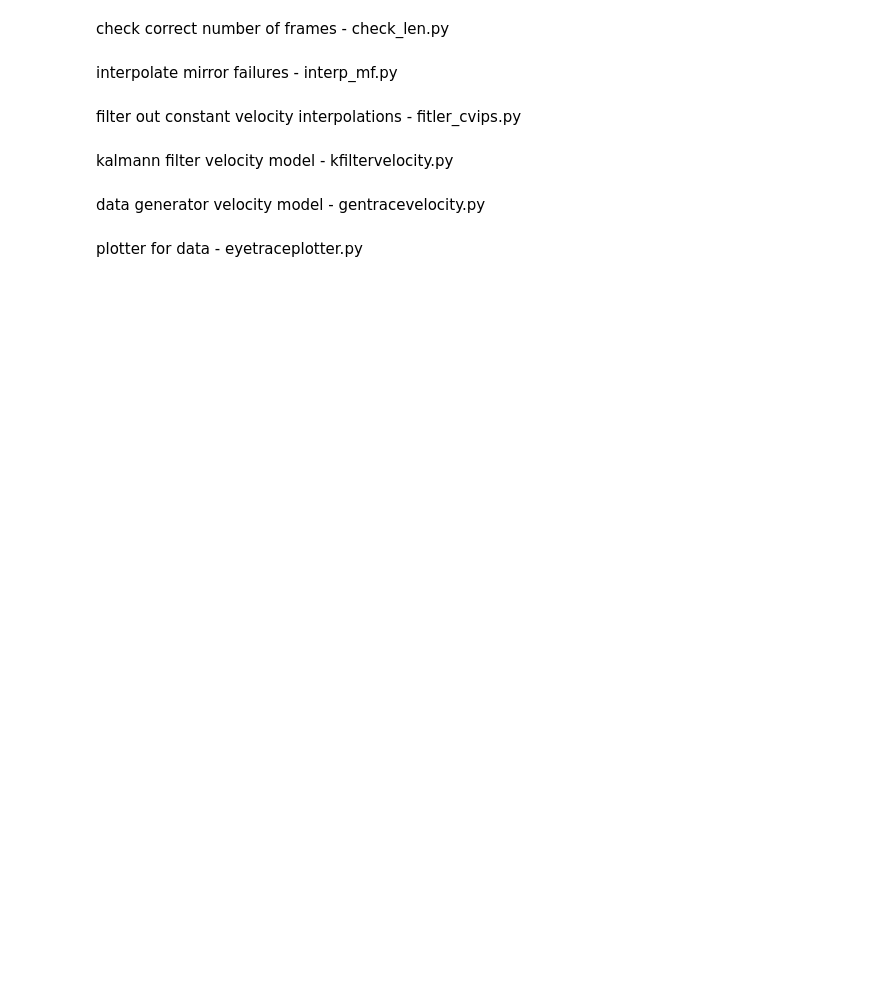
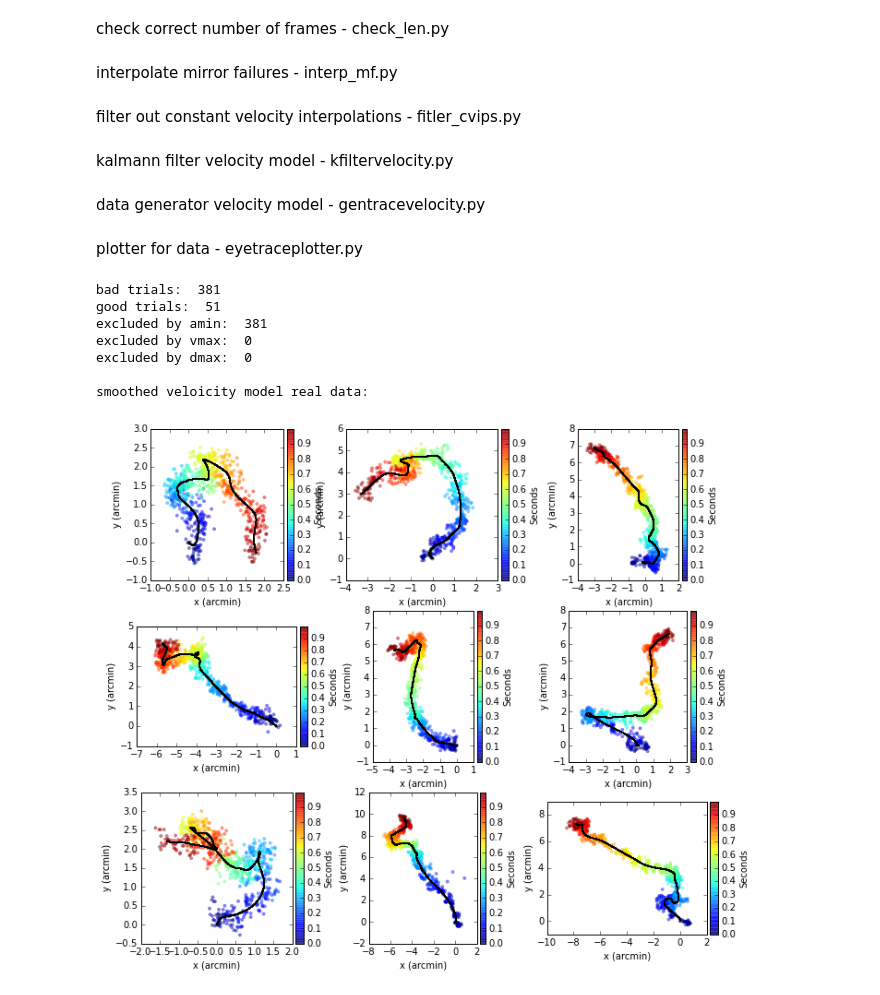
Before and after one commit to vdutell/eyemovement, a Jupyter notebook: implelemting into pipeline.ipynb, the cells around one changed output. Drawn from its saved outputs; the diff is of its cells as text; code cells hidden in the pictures; blank space fills up the shorter version.

Commit message:
ran VM data through Kalman Smoother

```diff
--- a/implelemting into pipeline.ipynb
+++ b/implelemting into pipeline.ipynb
@@ -1054,31 +1097,49 @@ import matplotlib.cm as cm
 from mpl_toolkits.axes_grid1 import make_axes_locatable
 import re
 import copy
 
 #import eyetrace.py
 
 wsize = 7 ##for sliding window in interpolation
 ##KF parameters - Velocity Model
 ivx = 1e2
 ivy = 1e2
 tvx = 1e2
 tvy = 1e2
 ov = (0.1)**2
 ##parameters for Brownian Motion model
 tx = 1e-1
 ty = 1e-1
 
 ##look at and generate 9 trials
 ntrials = 9
 
+##save files here
+output_dir = os.getcwd()
 
 ##data processing
 
 ##load in data and process with velocity model smoothing
 trials = find_and_load('data')
 trials = check_len(trials, 840)
 trials = [interp_mf(trial) for trial in trials]
 trials = filter_cvips(trials, wsize)
 trials = kfiltervelocity(trials, ivx, ivy, tvx, tvy, ov)
+
+#save files
+mysavemat(trials, trials[0].kfdt,
+        trials[0].filterinfo,
+        os.path.join(output_dir, 'filtered_traces.mat'))
+
 print '\nsmoothed veloicity model real data:'
-eyetraceplot(trials, ntrials)
+eyetraceplot(trials, ntrials, True)
+eyetraceplot(trials, ntrials, False)
+# %% [output]
+bad trials:  381
+good trials:  51
+excluded by amin:  381
+excluded by vmax:  0
+excluded by dmax:  0
+
+smoothed veloicity model real data:
+[figure, added]
```
Also changed, not shown: parts of 4 cells of this notebook, 1 other file.
